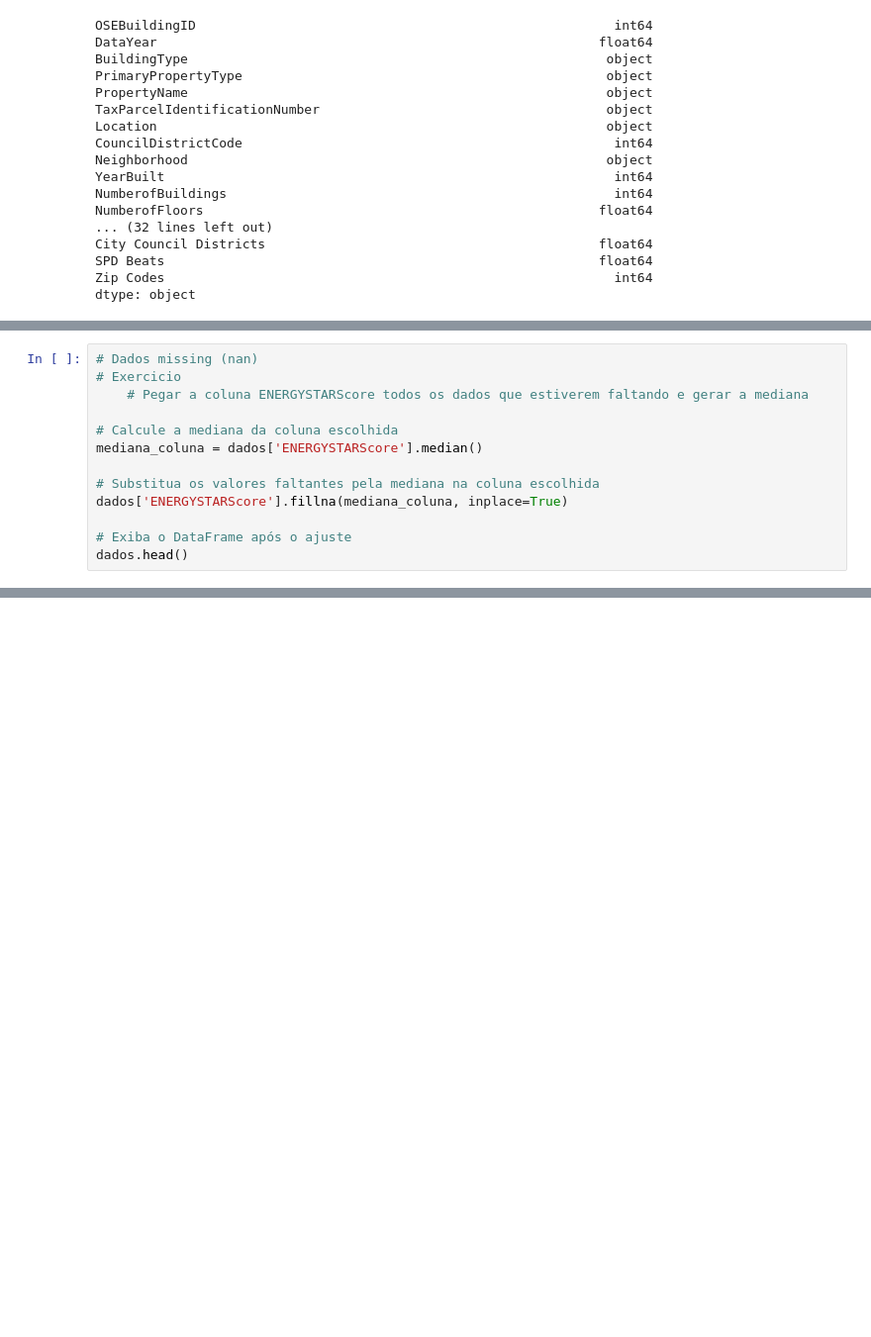
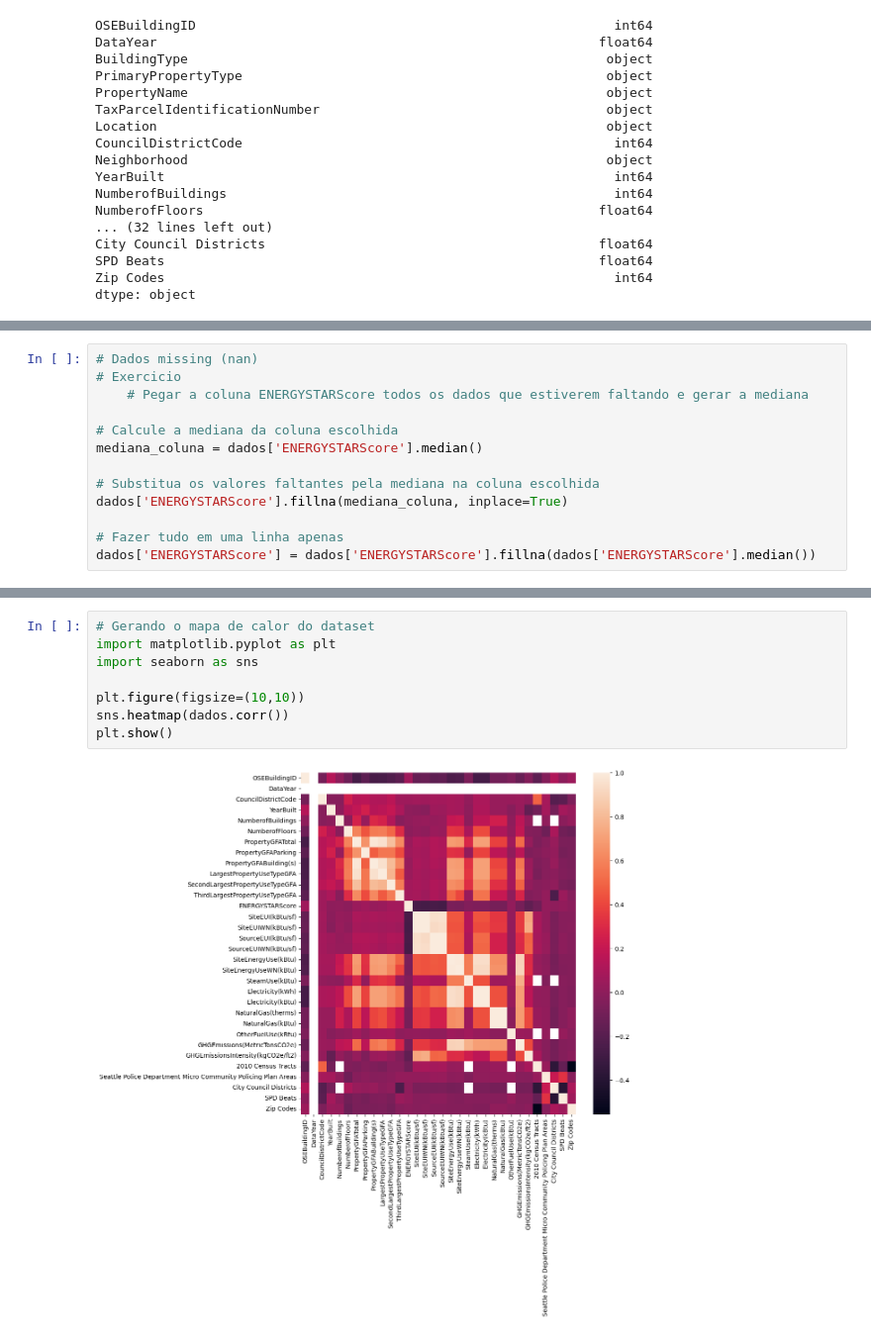
Before and after one commit to franciscoklaus/Machine_Learning, a Jupyter notebook: Regressão_Linear.ipynb, the cells around one changed output, grey strips where cells are left out. Shown at 99% size. Saved outputs shown, nothing was run; the diff lists cells and outputs as text; blank space fills up the shorter version.

```diff
--- a/Regressão_Linear.ipynb
+++ b/Regressão_Linear.ipynb
@@ -96,5 +95,5 @@ mediana_coluna = dados['ENERGYSTARScore'].median()
 # Substitua os valores faltantes pela mediana na coluna escolhida
 dados['ENERGYSTARScore'].fillna(mediana_coluna, inplace=True)
 
-# Exiba o DataFrame após o ajuste
-dados.head()
+# Fazer tudo em uma linha apenas
+dados['ENERGYSTARScore'] = dados['ENERGYSTARScore'].fillna(dados['ENERGYSTARScore'].median())
@@ -109,0 +172,10 @@ dados.head()
+# %%
+# Gerando o mapa de calor do dataset
+import matplotlib.pyplot as plt
+import seaborn as sns
+
+plt.figure(figsize=(10,10))
+sns.heatmap(dados.corr())
+plt.show()
+# %% [output]
+[figure, added]
```
Also changed, not shown: parts of 8 cells of this notebook.
